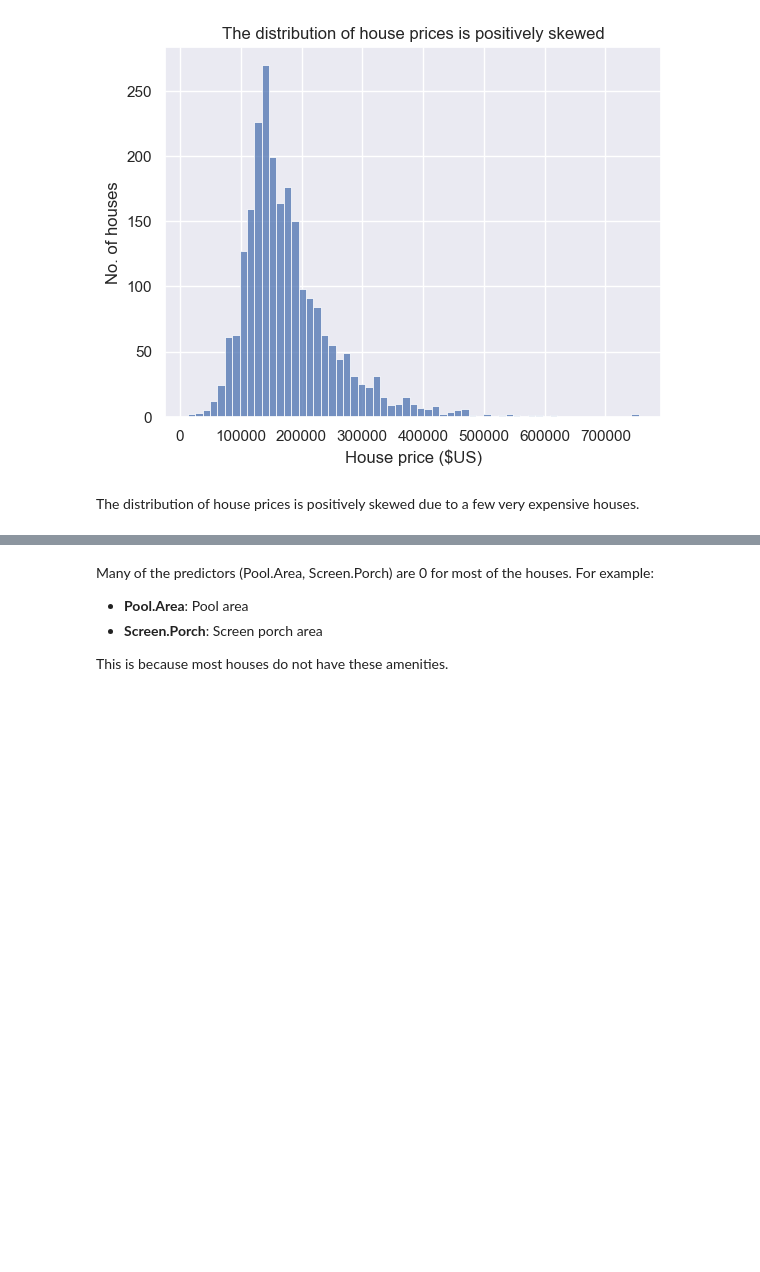
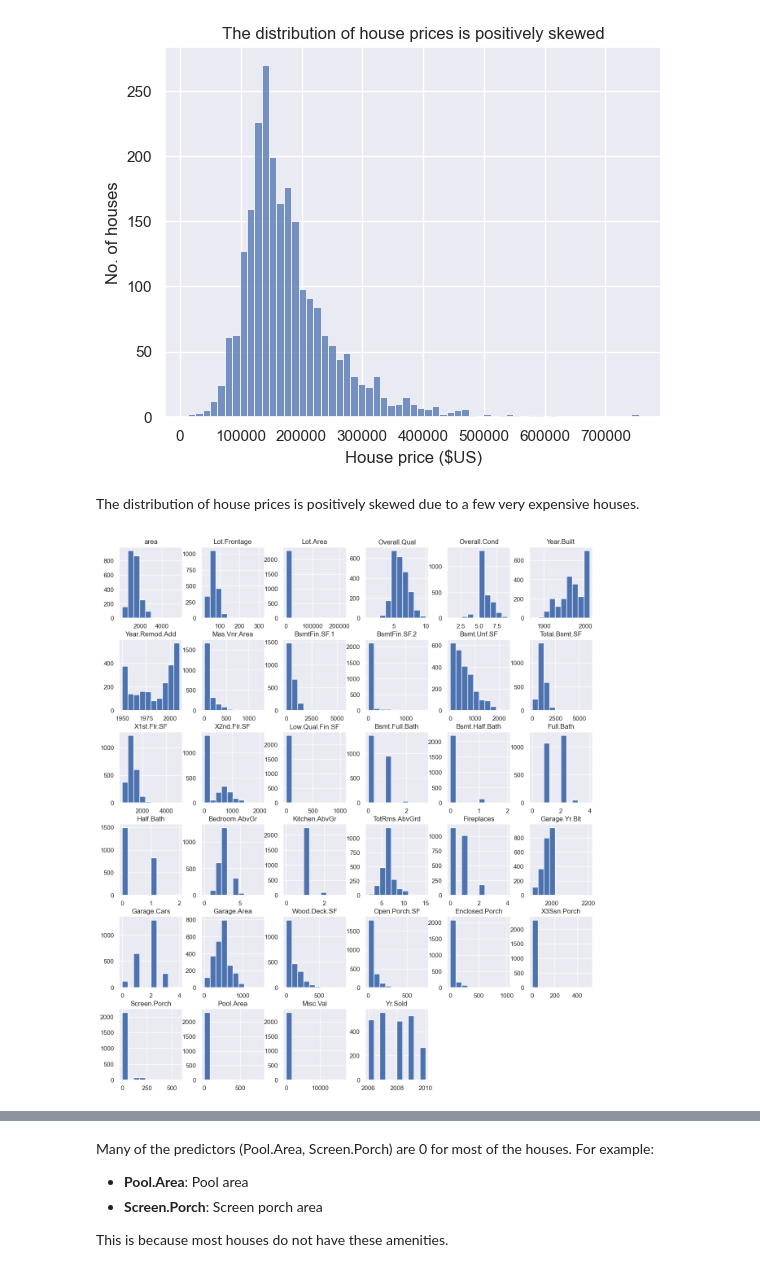
Before and after one commit to blue-fish-0/Data-Analytics-Projects, a Jupyter notebook: House Prices Prediction/house-prices-prediction.ipynb, the cells around one changed output, grey strips where cells are left out. Cells and saved outputs as stored; diff of their text form; code cells hidden in the pictures; blank space fills up the shorter version.

```diff
--- a/House Prices Prediction/house-prices-prediction.ipynb
+++ b/House Prices Prediction/house-prices-prediction.ipynb
@@ -74,6 +74,7 @@ plt.show()
 # %% [markdown]
 The distribution of house prices is positively skewed due to a few very expensive houses.
 # %%
-# # Uncomment if you want to run (takes a while).
-# X_train.hist(figsize=(15, 17))
-# plt.show()
+X_train.hist(figsize=(15, 17))
+plt.show()
+# %% [output]
+[figure, added]
```
Also changed, not shown: parts of 15 cells of this notebook.
